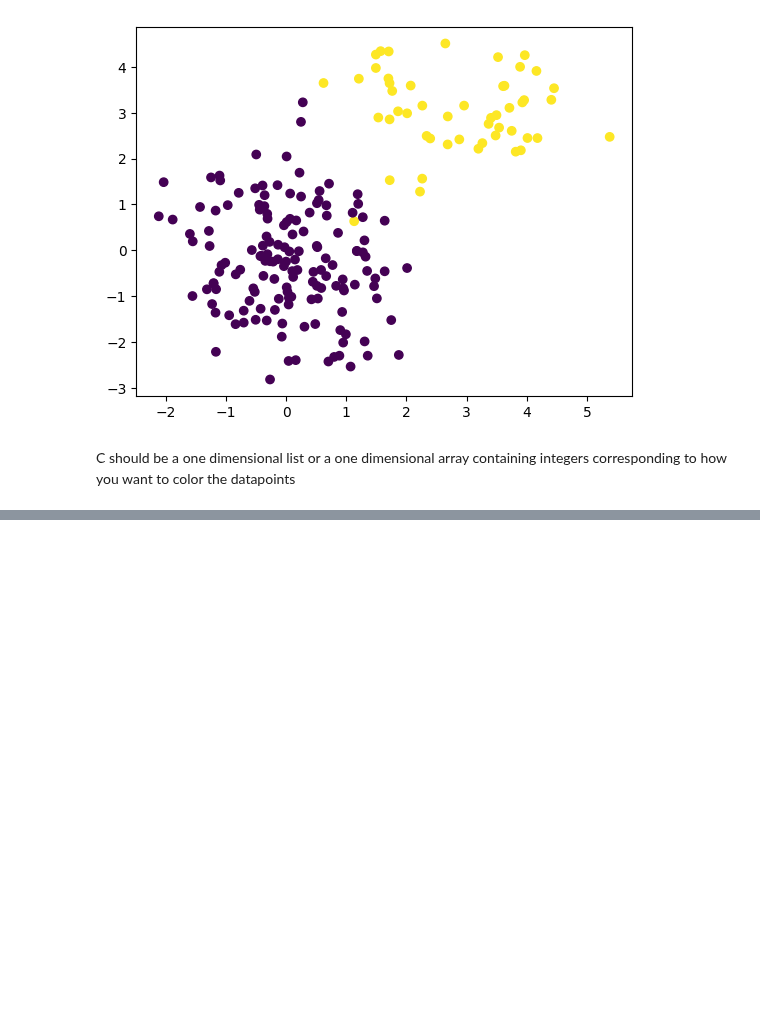
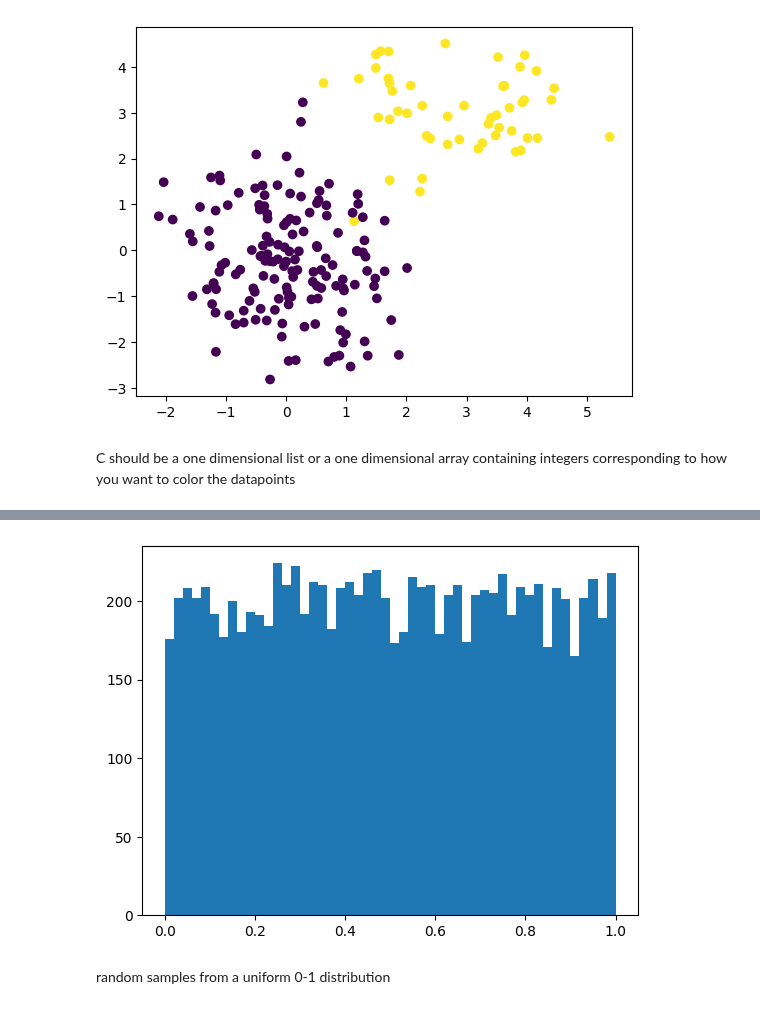
Before and after one commit to wiemila/ML-courses, a Jupyter notebook: Deep_Learning_Prerequisites.ipynb, the cells around one changed output, grey strips where cells are left out. Drawn from its saved outputs; the diff is of its cells as text; code cells hidden in the pictures; blank space fills up the shorter version.

```diff
--- a/Deep_Learning_Prerequisites.ipynb
+++ b/Deep_Learning_Prerequisites.ipynb
@@ -599,0 +619,7 @@ C should be a one dimensional list or a one dimensional array containing integer
+# %%
+X=np.random.random(10000)
+plt.hist(X,bins=50);
+# %% [output]
+[figure, added]
+# %% [markdown]
+random samples from a uniform 0-1 distribution
```
Also changed, not shown: parts of 6 cells of this notebook.
